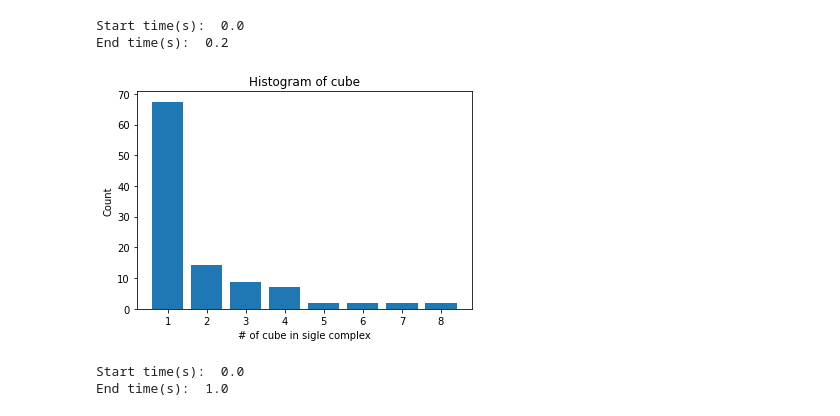
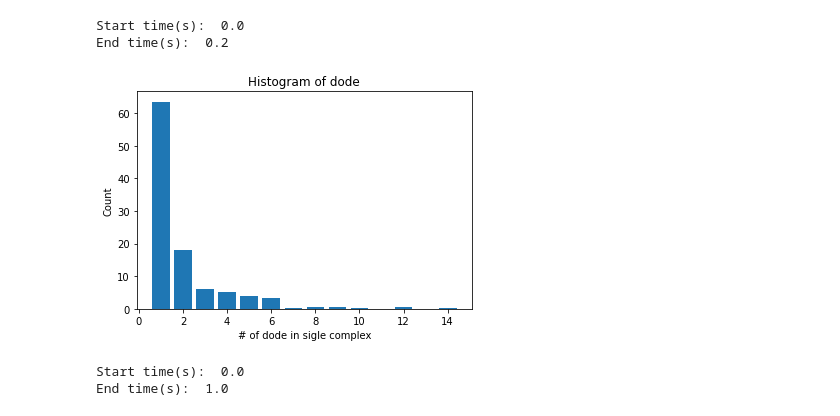
Before and after one commit to jonathanfischer97/ionerdss, a Jupyter notebook: OutputVis/output_vis.ipynb, the cells around one changed output. Cells and saved outputs as stored; diff of their text form; code cells hidden in the pictures.

```diff
--- a/OutputVis/output_vis.ipynb
+++ b/OutputVis/output_vis.ipynb
@@ -52,35 +52,35 @@ def hist(file_name, t_i, t_f, speic_name):
         plot_conv = []
         tot = 0
         for i in hist:
             if t_i <= i[0] <= t_f:
                 tot += 1
                 for j in i[2]:
                     if j not in plot_conv:
                         plot_conv.append(j)
                         plot_count.append(i[1][i[2].index(j)])
                     else:
                         index = plot_conv.index(j)
                         plot_count[index] += i[1][i[2].index(j)]
         plot_count_mean = []
         for i in plot_count:
             plot_count_mean.append(i/tot)
         print('Start time(s): ', t_i)
         print('End time(s): ', t_f)
         plt.bar(plot_conv, plot_count_mean)
         plt.title('Histogram of ' + str(speic_name))
         plt.xlabel('# of ' + speic_name + ' in sigle complex')
         plt.ylabel('Count')
         plt.show()
         return 0
     else:
         return 0
 
 if __name__ == '__main__':
-    hist('histogram_complexes_time_cube.dat', 0.0, 0.2, 'cube')
+    hist('histogram_complexes_time_dode.dat', 0.0, 0.2, 'dode')
 # %% [output]
 Start time(s):  0.0
 End time(s):  0.2
-[figure, old version]
+[figure, new version]
 # %%
 def max_complex(file_name, t_i, t_f, speic_name):
     t_i, t_f = time_valid(file_name, t_i, t_f, speic_name)
```
Also changed, not shown: 6 other files.
